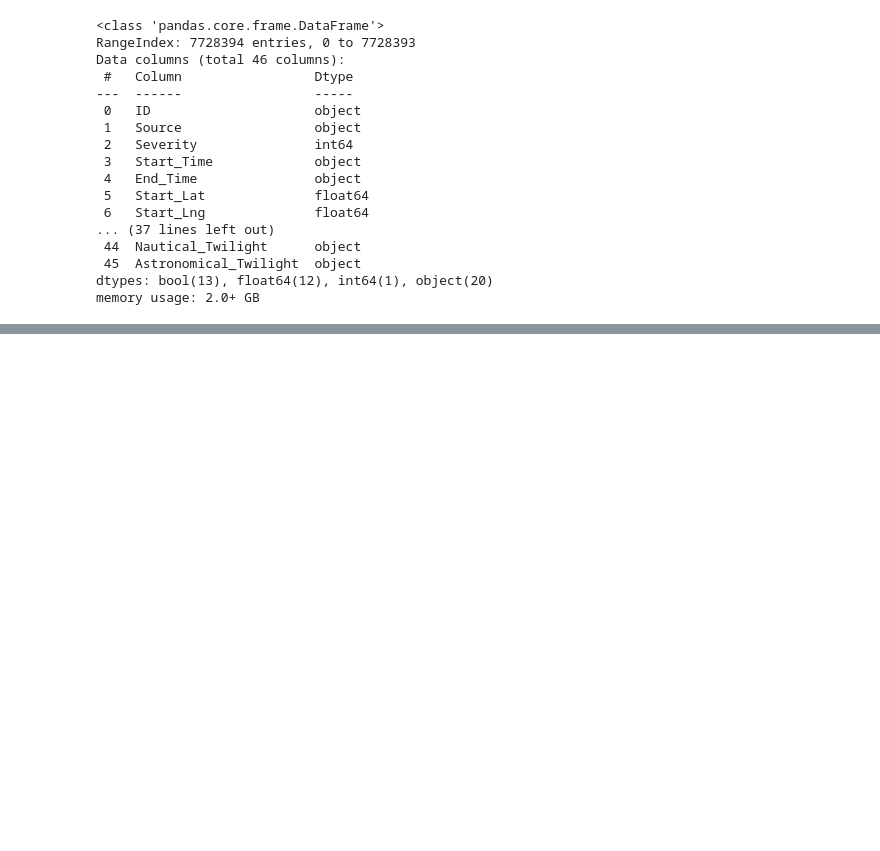
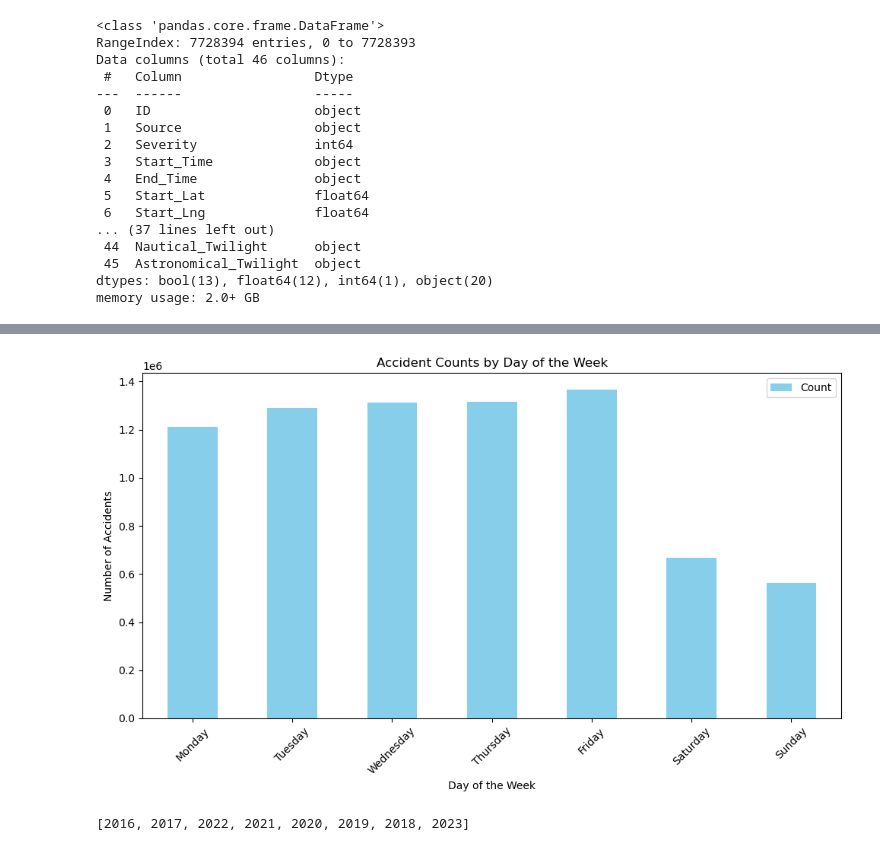
Before and after one commit to mascee/Traffic-Accidents, a Jupyter notebook: Filtering.ipynb, the cells around one changed output, grey strips where cells are left out. Cells and saved outputs as stored; diff of their text form; code cells hidden in the pictures; blank space fills up the shorter version.

```diff
--- a/Filtering.ipynb
+++ b/Filtering.ipynb
@@ -112,0 +221,10 @@ df_2023.to_csv('Data/df_2023.csv', index=False)
+# %%
+day_df = df_filtered.copy()
+day_counts = day_df.groupby('Day_Name').size().reset_index(name='Count')
+
+# Sort the results by day of the week
+day_order = ['Monday', 'Tuesday', 'Wednesday', 'Thursday', 'Friday', 'Saturday', 'Sunday']
+day_counts['Day_Name'] = pd.Categorical(day_counts['Day_Name'], categories=day_order, ordered=True)
+day_counts = day_counts.sort_values('Day_Name')
+
+print(day_counts)
@@ -112,0 +240,19 @@ df_2023.to_csv('Data/df_2023.csv', index=False)
+# %%
+#Plot days of week
+day_counts.plot(x='Day_Name', y='Count', kind='bar', figsize=(10, 6), color='skyblue')
+# Add titles and labels
+plt.title('Accident Counts by Day of the Week')
+plt.xlabel('Day of the Week')
+plt.ylabel('Number of Accidents')
+
+# Show the plot
+plt.xticks(rotation=45)
+plt.tight_layout()
+plt.show()
+# %% [output]
+[figure, added]
+# %%
+years_in_df = list(df_filtered["Year"].unique())
+years_in_df
+# %% [output]
+[2016, 2017, 2022, 2021, 2020, 2019, 2018, 2023]
```
Also changed, not shown: parts of 40 cells of this notebook.
